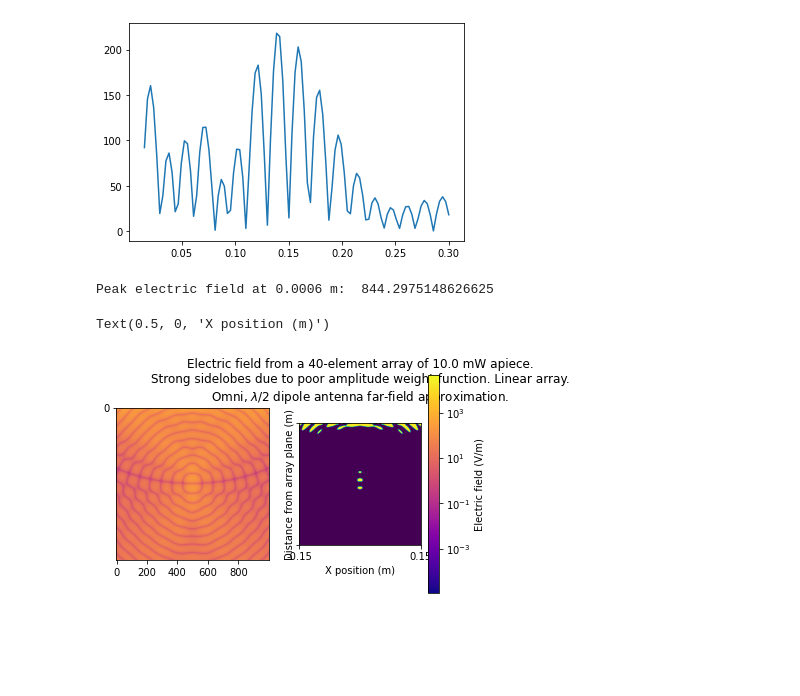
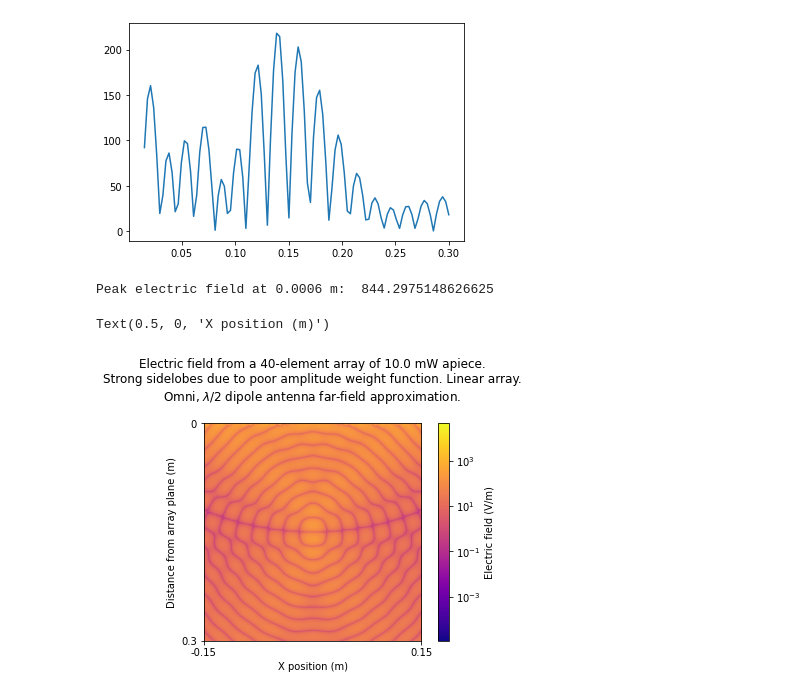
Before and after one commit to 0xDBFB7/covidinator, a Jupyter notebook: documents/phased_array_optimize.ipynb, the cells around one changed output. Drawn from its saved outputs; the diff is of its cells as text; code cells hidden in the pictures; blank space fills up the shorter version.

```diff
--- a/documents/phased_array_optimize.ipynb
+++ b/documents/phased_array_optimize.ipynb
@@ -269,37 +269,34 @@ sample_x, sample_z = np.meshgrid(sample_x, sample_z)
 E = linear_single_tissue_E_test(sample_x, sample_z, focal_z, tissue_gamma, eps_tissue, max_k, spacing, f, element_power)
 
 E = np.abs(E)
 
 
 
-fig, (ax, ax1) = plt.subplots(1, 2, sharey=True)
+fig, (ax) = plt.subplots(1, 1, sharey=True)
 
 cs = ax.imshow(E, cmap=cm.plasma, norm=colors.LogNorm())
 cbar = fig.colorbar(cs)
 cbar.set_label("Electric field (V/m)")
 labels = np.zeros_like(sample_x)
 
 print(f"Peak electric field at {4*(focal_z / 1000)} m: ", np.max(E[4:-1, :]))
 
 #NOTE:
 # This peak electric field is sampled at a distance of 0.6 mm from the elements.
 # Such an approximation is not valid; near-field effects take a firm hold.
 
 
-E[np.nonzero(E < 171.0)] = 0
-E[np.nonzero(E >= 171.0)] = 1
-
-ax1.imshow(E)
-
 plt.yticks([0,1000], labels = [0, str(focal_z*2)])
 plt.ylabel("Distance from array plane (m)")
 
 plt.title(f"Electric field from a {max_k}-element array of {element_power*1000.0} mW apiece.\n"
                 "Strong sidelobes due to poor amplitude weight function. Linear array.\n"
                   "Omni, $\lambda / 2$ dipole antenna far-field approximation.\n")
 plt.xticks([0,1000], labels = [str(-focal_z), str(focal_z)])
 plt.xlabel("X position (m)")
+
+plt.savefig("../media/personal_device_E.")
 # %% [output]
 Peak electric field at 0.0006 m:  844.2975148626625
 Text(0.5, 0, 'X position (m)')
-[figure, old version]
+[figure, new version]
```
Also changed, not shown: parts of 1 cell of this notebook, 14 other files.
